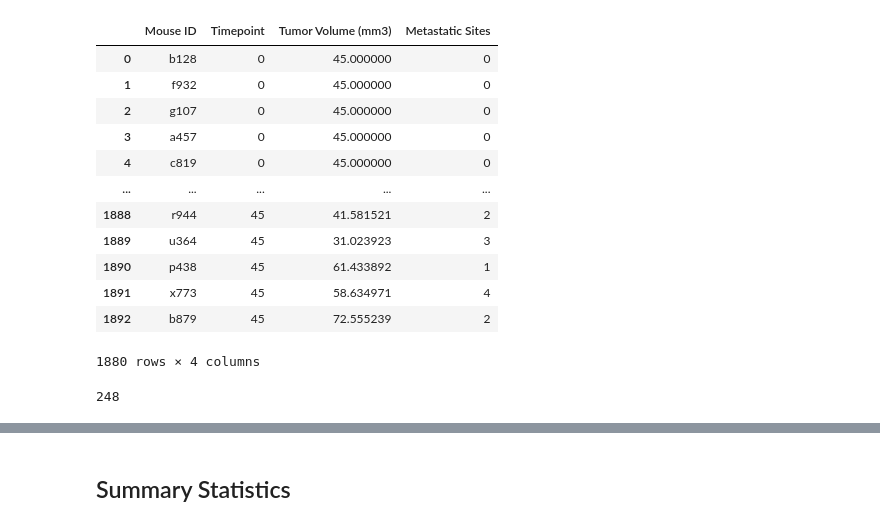
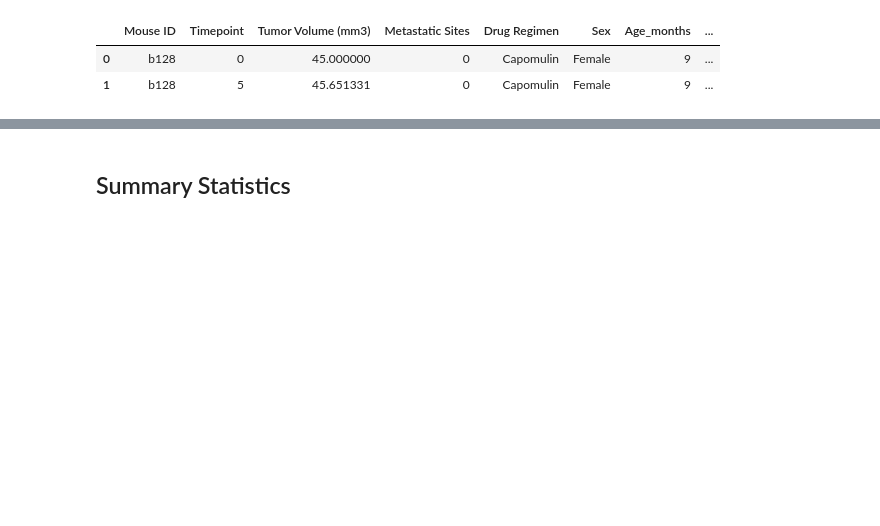
Before and after one commit to NKS8/Matplotlib_challenge, a Jupyter notebook: Pymaceuticals/pymaceuticals_starter.ipynb, the cells around one changed output, grey strips where cells are left out. Cells and saved outputs as stored; diff of their text form; code cells hidden in the pictures; blank space fills up the shorter version.

```diff
--- a/Pymaceuticals/pymaceuticals_starter.ipynb
+++ b/Pymaceuticals/pymaceuticals_starter.ipynb
@@ -68,0 +10,4 @@ mouse_id_count
+# %%
+# download and cread df by data file 1 named below
+mouse_metadata_df =pd.read_csv("data/Mouse_metadata.csv")
+mouse_metadata_df.head(2)
@@ -68,0 +26,4 @@ mouse_id_count
+# %%
+# # download and cread df by data file 2 named below
+study_results_df = pd.read_csv("data/Study_results.csv")
+study_results_df.head(2)
@@ -68,0 +43,5 @@ mouse_id_count
+# %%
+# Combine mouse data and stduy meta data od mouse into a single dataset
+# Start working and getting statistics from this df
+combined_df = pd.merge(study_results_df, mouse_metadata_df, how = "outer", on = "Mouse ID")
+combined_df.head(2)
@@ -97,24 +63,10 @@ dupl_mouse_df_clean
 # %%
-#  since time pint is only in the study table i just work with studyta ble remove the duplicates
-cleaned_study_results_df = study_results_df.loc[study_results_df["Mouse ID"] != "g989"]
-cleaned_study_results_df
+# since time point is only in the study table i just work with study table
+# keeping all records except rows that located by using loc func for
+# specific mouse id "g989"
+cleaned_combined_df = combined_df.loc[combined_df["Mouse ID"] != "g989"]
+cleaned_combined_df.head(2)
 # %% [output]
-|  | Mouse ID | Timepoint | Tumor Volume (mm3) | Metastatic Sites |
-| 0 | b128 | 0 | 45.000000 | 0 |
-| 1 | f932 | 0 | 45.000000 | 0 |
-| 2 | g107 | 0 | 45.000000 | 0 |
-| 3 | a457 | 0 | 45.000000 | 0 |
-| 4 | c819 | 0 | 45.000000 | 0 |
-| ... | ... | ... | ... | ... |
-| 1888 | r944 | 45 | 41.581521 | 2 |
-| 1889 | u364 | 45 | 31.023923 | 3 |
-| 1890 | p438 | 45 | 61.433892 | 1 |
-| 1891 | x773 | 45 | 58.634971 | 4 |
-| 1892 | b879 | 45 | 72.555239 | 2 |
+|  | Mouse ID | Timepoint | Tumor Volume (mm3) | Metastatic Sites | Drug Regimen | Sex | Age_months | ... |
+| 0 | b128 | 0 | 45.000000 | 0 | Capomulin | Female | 9 | ... |
+| 1 | b128 | 5 | 45.651331 | 0 | Capomulin | Female | 9 | ... |
-1880 rows × 4 columns
-# %%
-mouse_id_count_nondupl =len(cleaned_study_results_df["Mouse ID"].unique()) # when print it I get list
-mouse_id_count_nondupl
-# Recheck the number of mice
-# %% [output]
-248
```
Also changed, not shown: parts of 74 cells of this notebook.
